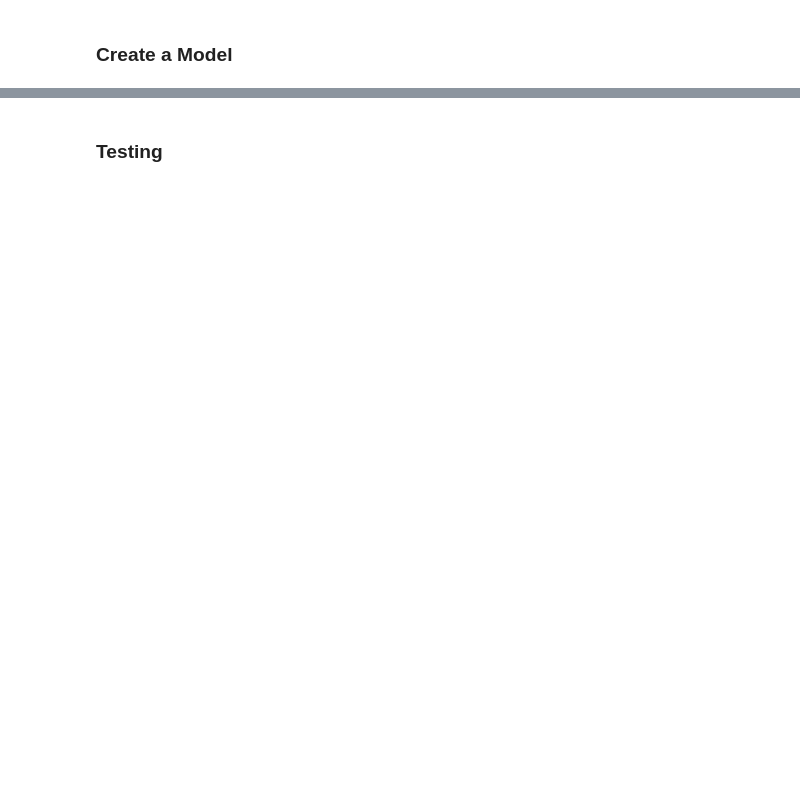
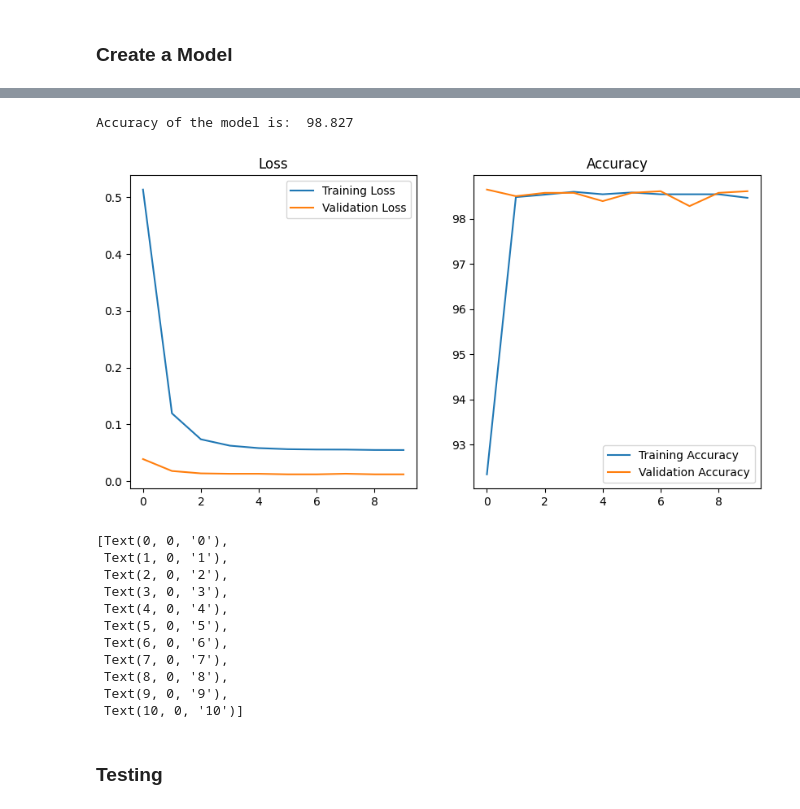
Before and after one commit to WajahatAliBasharat073/Pytorch-Playground, a Jupyter notebook: Project1/TabularDataClassification.ipynb, the cells around one changed output, grey strips where cells are left out. Drawn from its saved outputs; the diff is of its cells as text; code cells hidden in the pictures; blank space fills up the shorter version.

```diff
--- a/Project1/TabularDataClassification.ipynb
+++ b/Project1/TabularDataClassification.ipynb
@@ -365,81 +408,56 @@ total_accuracy_validation_plot=[]
-# %%
-EPOCHS = 20
-
-for epoch in range(EPOCHS):
-    # Training
-    model.train()
-    total_loss_train = 0
-    total_acc_train = 0
-
-    for batch_X, batch_y in train_dataloader:
-        optimizer.zero_grad()
-        outputs = model(batch_X)
-        loss = criterion(outputs, batch_y)
-        loss.backward()
-        optimizer.step()
-
-        total_loss_train += loss.item()
-        _, predicted = torch.max(outputs.data, 1)
-        total_acc_train += (predicted == batch_y).sum().item()
-
-    # Validation
-    model.eval()
-    total_loss_val = 0
-    total_accuracy_val = 0
-
-    with torch.no_grad():
-        for batch_X, batch_y in validation_dataloader:
-            outputs = model(batch_X)
-            loss = criterion(outputs, batch_y)
-            total_loss_val += loss.item()
-
-            _, predicted = torch.max(outputs.data, 1)
-            total_accuracy_val += (predicted == batch_y).sum().item()
-
-    # Store metrics
-    total_loss_train_plot.append(round(total_loss_train/len(train_dataloader), 4))
-    total_accuracy_train_plot.append(round(total_acc_train/training_data.__len__()*100, 4))
-    total_loss_validation_plot.append(round(total_loss_val/len(validation_dataloader), 4))
-    total_accuracy_validation_plot.append(round(total_accuracy_val/validation_data.__len__()*100, 4))
-
-    print(f"Epoch {epoch+1}/{EPOCHS}, Training Loss: {total_loss_train_plot[-1]:.4f}, Training Accuracy: {total_accuracy_train_plot[-1]:.4f}, Validation Loss: {total_loss_validation_plot[-1]:.4f}, Validation Accuracy: {total_accuracy_validation_plot[-1]:.4f}")
 # %%
 with torch.no_grad():
-    total_loss_test = 0.0
+    total_loss_test = 0
     total_accuracy_test = 0
 
-    for inputs, labels in testing_dataloader:
-        predictions = model(inputs).squeeze(1)
-        batch_loss = criterion(predictions, labels).item()
-        total_loss_test += batch_loss
-        total_accuracy_test += (predictions.round() == labels).sum().item()
+    for data in testing_dataloader:
+        input,label=data
+        predictions = model(input).squeeze(1)
+        batch_loss_test = criterion(predictions, label).item()
+        total_loss_test += batch_loss_test
+        total_accuracy_test += (predictions.round() == label).sum().item()
 print("Accuracy of the model is: ",round(total_accuracy_test/testing_data.__len__()*100,4))
+# %% [output]
+Accuracy of the model is:  98.827
 # %%
-fig ,axis=plt.subplots(nrows=1,ncols=2,figsize=(10,10))
+fig ,axis=plt.subplots(nrows=1,ncols=2,figsize=(10,5))
 axis[0].plot(total_loss_train_plot,label="Training Loss")
 axis[0].plot(total_loss_validation_plot,label="Validation Loss")
 axis[0].set_title("Loss")
 axis[0].legend()
 axis[1].plot(total_accuracy_train_plot,label="Training Accuracy")
 axis[1].plot(total_accuracy_validation_plot,label="Validation Accuracy")
 axis[1].set_title("Accuracy")
 axis[1].legend()
 plt.show()
 
 axis[1].plot(total_accuracy_train_plot,label="Training Accuracy")
 axis[1].plot(total_accuracy_validation_plot,label="Validation Accuracy")
 axis[1].set_title("Accuracy")
 axis[1].legend()
 axis[1].set_xlabel("Epochs")
 axis[1].set_ylabel("Accuracy")
 axis[1].grid(True)
 axis[1].set_ylim(0,100)
 axis[1].set_xlim(0,EPOCHS)
 axis[1].set_xticks(np.arange(0,EPOCHS+1,1))
 axis[1].set_yticks(np.arange(0,101,10))
 axis[1].set_xticklabels(np.arange(0,EPOCHS+1,1))
 axis[1].set_yticklabels(np.arange(0,101,10))
 axis[1].set_xticklabels(np.arange(0,EPOCHS+1,1))
+# %% [output]
+[figure, added]
+[Text(0, 0, '0'),
+ Text(1, 0, '1'),
+ Text(2, 0, '2'),
+ Text(3, 0, '3'),
+ Text(4, 0, '4'),
+ Text(5, 0, '5'),
+ Text(6, 0, '6'),
+ Text(7, 0, '7'),
+ Text(8, 0, '8'),
+ Text(9, 0, '9'),
+ Text(10, 0, '10')]
 # %% [markdown]
 ### Testing
 # %%
```
Also changed, not shown: parts of 13 cells of this notebook.
